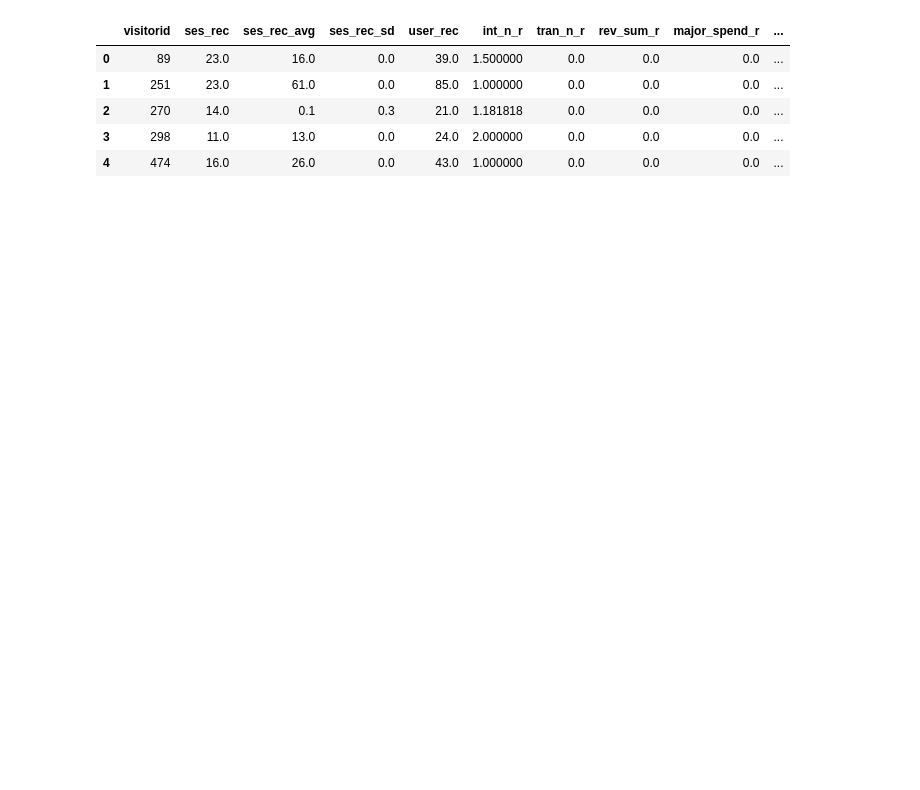
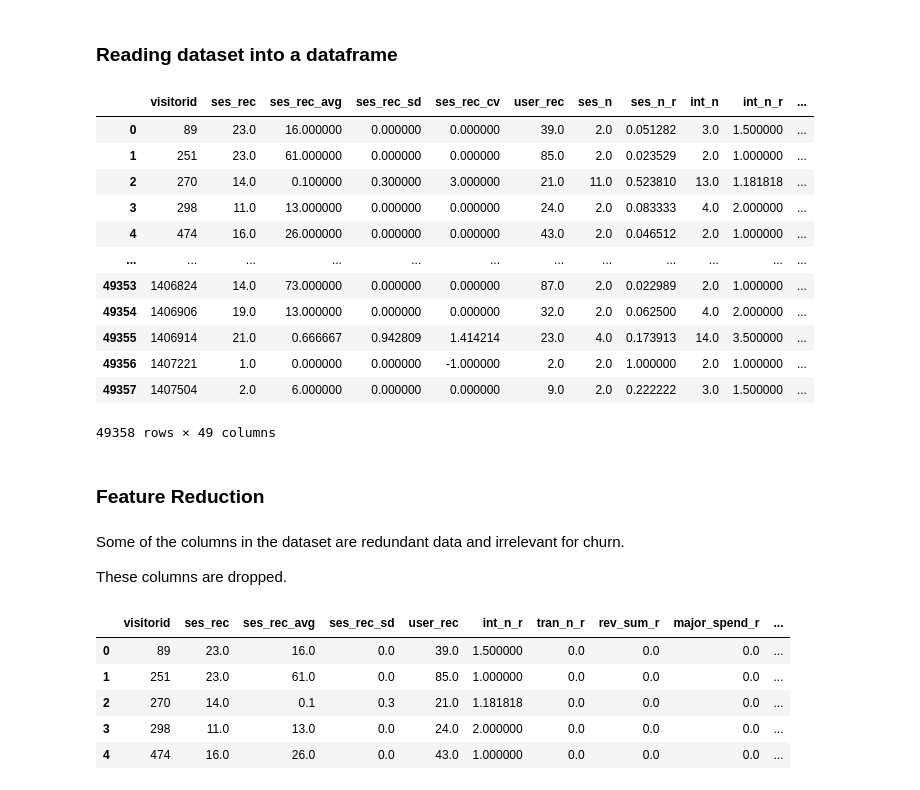
Before and after one commit to Sanvit-Katrekar/customer-churn-prediction, a Jupyter notebook: gan.ipynb, the cells around one changed output. Cells and saved outputs as stored; diff of their text form; code cells hidden in the pictures; blank space fills up the shorter version.

```diff
--- a/gan.ipynb
+++ b/gan.ipynb
@@ -6,5 +28,29 @@ from ctgan import CTGAN
+# %% [markdown]
+### Reading dataset into a dataframe
 # %%
 df = pd.read_csv('ecom-user-churn-data.csv')
+# %%
+df
+# %% [output]
+|  | visitorid | ses_rec | ses_rec_avg | ses_rec_sd | ses_rec_cv | user_rec | ses_n | ses_n_r | int_n | int_n_r | ... |
+| 0 | 89 | 23.0 | 16.000000 | 0.000000 | 0.000000 | 39.0 | 2.0 | 0.051282 | 3.0 | 1.500000 | ... |
+| 1 | 251 | 23.0 | 61.000000 | 0.000000 | 0.000000 | 85.0 | 2.0 | 0.023529 | 2.0 | 1.000000 | ... |
+| 2 | 270 | 14.0 | 0.100000 | 0.300000 | 3.000000 | 21.0 | 11.0 | 0.523810 | 13.0 | 1.181818 | ... |
+| 3 | 298 | 11.0 | 13.000000 | 0.000000 | 0.000000 | 24.0 | 2.0 | 0.083333 | 4.0 | 2.000000 | ... |
+| 4 | 474 | 16.0 | 26.000000 | 0.000000 | 0.000000 | 43.0 | 2.0 | 0.046512 | 2.0 | 1.000000 | ... |
+| ... | ... | ... | ... | ... | ... | ... | ... | ... | ... | ... | ... |
+| 49353 | 1406824 | 14.0 | 73.000000 | 0.000000 | 0.000000 | 87.0 | 2.0 | 0.022989 | 2.0 | 1.000000 | ... |
+| 49354 | 1406906 | 19.0 | 13.000000 | 0.000000 | 0.000000 | 32.0 | 2.0 | 0.062500 | 4.0 | 2.000000 | ... |
+| 49355 | 1406914 | 21.0 | 0.666667 | 0.942809 | 1.414214 | 23.0 | 4.0 | 0.173913 | 14.0 | 3.500000 | ... |
+| 49356 | 1407221 | 1.0 | 0.000000 | 0.000000 | -1.000000 | 2.0 | 2.0 | 1.000000 | 2.0 | 1.000000 | ... |
+| 49357 | 1407504 | 2.0 | 6.000000 | 0.000000 | 0.000000 | 9.0 | 2.0 | 0.222222 | 3.0 | 1.500000 | ... |
+49358 rows × 49 columns
+# %% [markdown]
+### Feature Reduction
+# %% [markdown]
+Some of the columns in the dataset are redundant data and irrelevant for churn.
+
+These columns are dropped.
 # %%
 columns_to_remove = df.columns[df.columns.str.startswith('int_cat') | df.columns.str.endswith('_n')]
 df = df.drop(columns=columns_to_remove)
```
Also changed, not shown: parts of 22 cells of this notebook, 1 other file.
